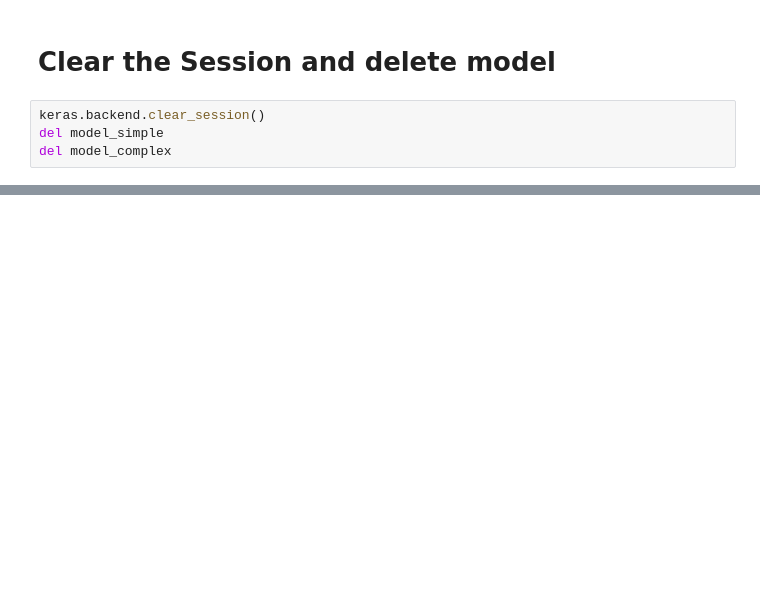
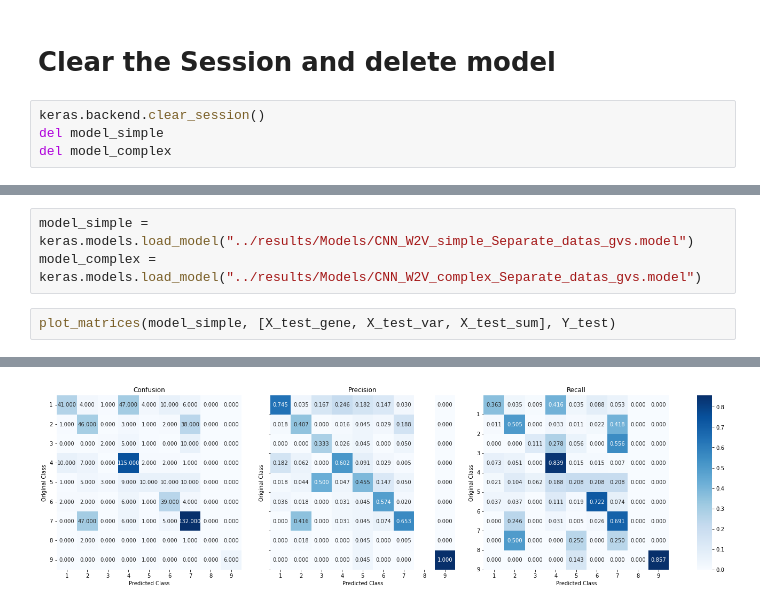
Before and after one commit to Chabname/RAPMC, a Jupyter notebook: notebook/w2v_gv_cnn_gvs_separated.ipynb, the cells around one changed output, grey strips where cells are left out. Cells and saved outputs as stored; diff of their text form; blank space fills up the shorter version.

```diff
--- a/notebook/w2v_gv_cnn_gvs_separated.ipynb
+++ b/notebook/w2v_gv_cnn_gvs_separated.ipynb
@@ -335,0 +393,6 @@ del model_complex
+# %%
+model_simple = keras.models.load_model("../results/Models/CNN_W2V_simple_Separate_datas_gvs.model")
+model_complex = keras.models.load_model("../results/Models/CNN_W2V_complex_Separate_datas_gvs.model")
+# %%
+plot_matrices(model_simple, [X_test_gene, X_test_var, X_test_sum], Y_test)
+# %% [output]
@@ -335,0 +401 @@ del model_complex
+[figure, added]
```
Also changed, not shown: parts of 22 cells of this notebook, 22 other files.
